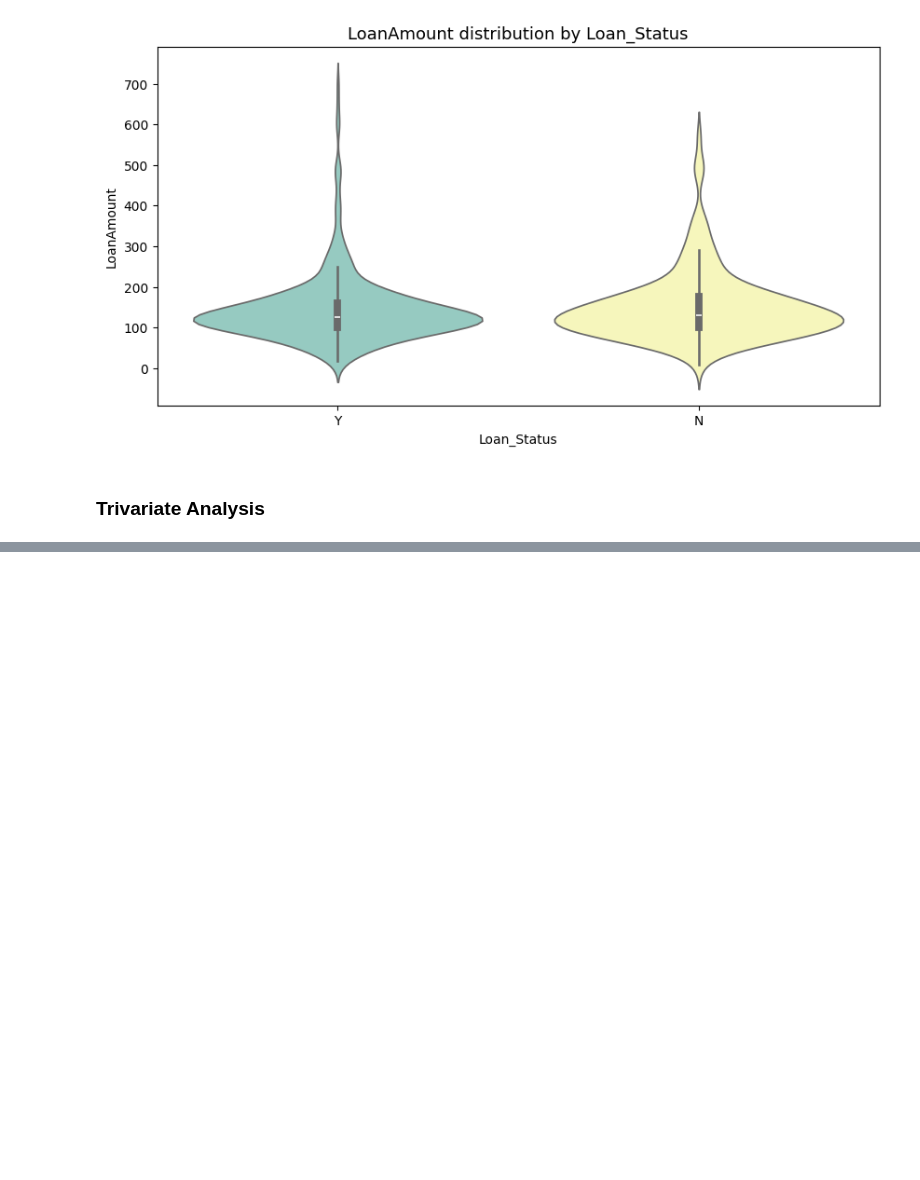
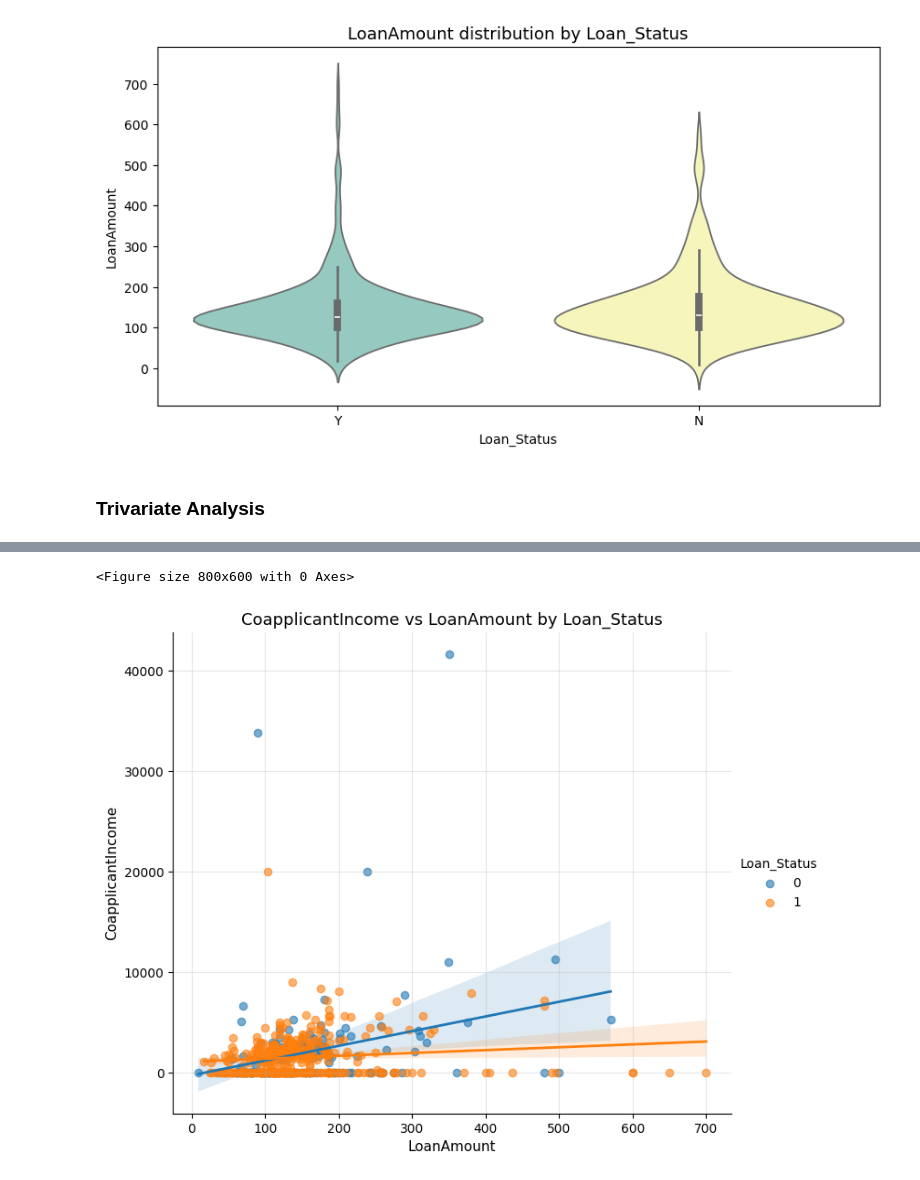
Before and after one commit to KudoroEsther/all_tasks, a Jupyter notebook: Week_13_Tasks/Task25_HomeLoan_EDA.ipynb, the cells around one changed output, grey strips where cells are left out. Saved outputs shown, nothing was run; the diff lists cells and outputs as text; code cells hidden in the pictures; blank space fills up the shorter version.

```diff
--- a/Week_13_Tasks/Task25_HomeLoan_EDA.ipynb
+++ b/Week_13_Tasks/Task25_HomeLoan_EDA.ipynb
@@ -619,0 +681,5 @@ Passing `palette` without assigning `hue` is deprecated and will be removed in v
+# %%
+trivariate_plot(df, 'LoanAmount', 'CoapplicantIncome', 'Loan_Status' )
+# %% [output]
+<Figure size 800x600 with 0 Axes>
+[figure, added]
```
Also changed, not shown: parts of 8 cells of this notebook.
